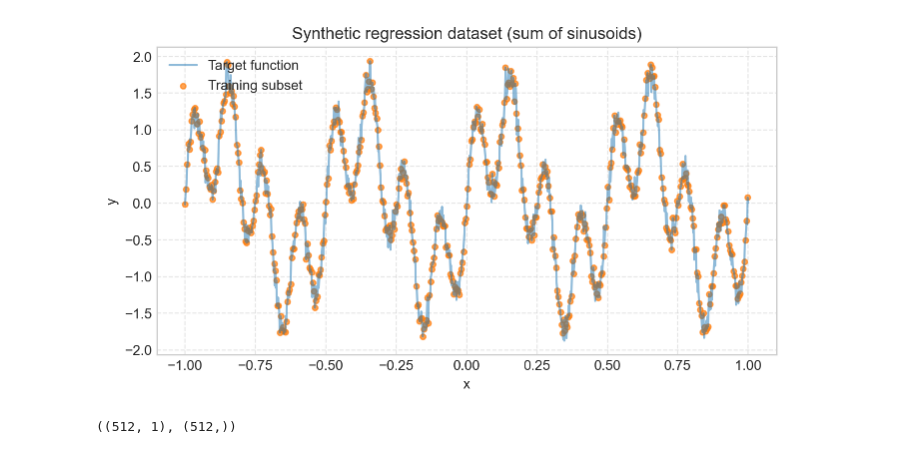
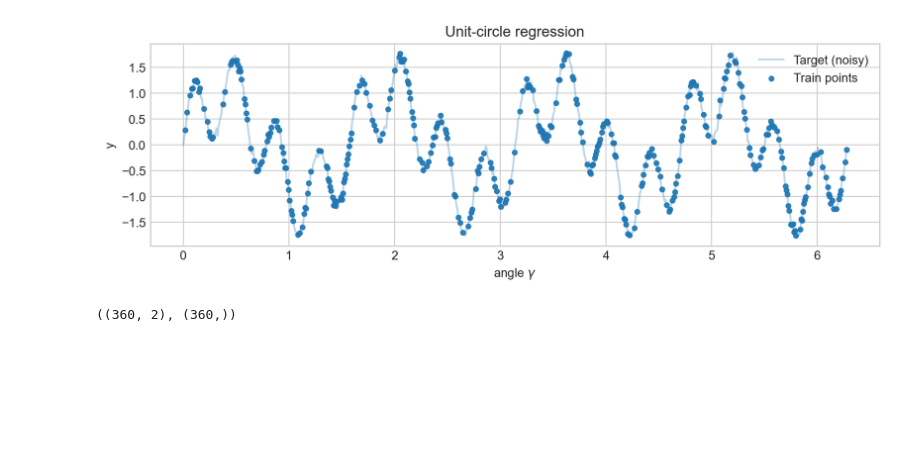
Before and after one commit to obi-wan-shinobi/msc-thesis, a Jupyter notebook: code/notebooks/ntk-experiment.ipynb, the cells around one changed output. Cells and saved outputs as stored; diff of their text form; code cells hidden in the pictures; blank space fills up the shorter version.

Commit message:
update ntk experiment to do a width sweep on unit circle

```diff
--- a/code/notebooks/ntk-experiment.ipynb
+++ b/code/notebooks/ntk-experiment.ipynb
@@ -17,36 +98,45 @@ from typing import Callable, Optional, Tuple, List, Union
 %config InlineBackend.figure_format = 'retina'
 plt.style.use('seaborn-v0_8-whitegrid')
 # %%
-# ----- Data -----
-x = jnp.linspace(-1.0, 1.0, 1024)[:, None]          # shape [n, 1]
-y = (jnp.sin(4*jnp.pi*x) + 0.8*jnp.sin(16*jnp.pi*x)).squeeze()  # shape [n]
+# =====================
+# 1) Data on the unit circle
+# =====================
+key = random.PRNGKey(0)
 
-noise = 0.10 * jax.random.normal(jax.random.PRNGKey(1), y.shape)
-y = y + noise
+# Angles on [0, 2pi)
+N = 720
+gamma = jnp.linspace(0.0, 2*jnp.pi, N, endpoint=False)       # [N]
+X = jnp.stack([jnp.cos(gamma), jnp.sin(gamma)], axis=1)      # [N, 2]
 
-# ----- Randomly drop a fraction of points BEFORE splitting -----
-keep_frac = 0.6                       # keep 60% (drop 40%);
-N = x.shape[0]
-n_keep = int(keep_frac * N)
+# Smooth target on the circle + optional noise
+k, m = 4, 16
+sigma = 0.05
+y_clean = jnp.sin(k*gamma) + 0.8*jnp.sin(m*gamma)            # [N]
+y = y_clean + sigma * random.normal(random.PRNGKey(1), y_clean.shape)
 
-# pick a training subset to speed up NTK computations:
-idx = jnp.arange(0, x.shape[0], 2)
-X_train, y_train = x[0::2], y[0::2]
-X_test,  y_test  = x[1::2], y[1::2]
+# Random scattered train/test split
+train_frac = 0.50
+n_train = int(train_frac * N)
+perm = random.permutation(random.PRNGKey(2), N)
+train_idx, test_idx = perm[:n_train], perm[n_train:]
 
-# visualize full dataset
-plt.figure(figsize=(8, 4))
-plt.plot(x, y, label='Target function', color='C0', alpha=0.5)
-plt.scatter(X_train, y_train, color='C1', s=15, alpha=0.7, label='Training subset')
-plt.title("Synthetic regression dataset (sum of sinusoids)")
-plt.xlabel("x")
-plt.ylabel("y")
-plt.legend()
-plt.grid(True, ls='--', alpha=0.5)
-plt.show()
+X_train, y_train = X[train_idx], y[train_idx]
+X_test,  y_test  = X[test_idx],  y[test_idx]
+
+# For pretty line plots over the circle, use the full ordered grid (gamma, X, y)
+order_te = jnp.argsort(jnp.arctan2(X_test[:,1], X_test[:,0]))  # sort test by angle
+X_test_plot, y_test_plot = X_test[order_te], y_test[order_te]
+
+# Visualize target around the circle (angle vs value)
+plt.figure(figsize=(9, 3.2))
+plt.plot(np.asarray(gamma), np.asarray(y), label='Target (noisy)', alpha=0.3)
+plt.scatter(np.asarray(gamma[train_idx]), np.asarray(y[train_idx]),
+            s=14, alpha=0.9, label='Train points')
+plt.xlabel(r'angle $\gamma$'); plt.ylabel('y'); plt.title('Unit-circle regression')
+plt.legend(); plt.tight_layout(); plt.show()
 # %% [output]
-[figure, old version]
+[figure, new version]
 # %%
 X_train.shape, y_train.shape
 # %% [output]
-((512, 1), (512,))
+((360, 2), (360,))
```
Also changed, not shown: parts of 12 cells of this notebook.
